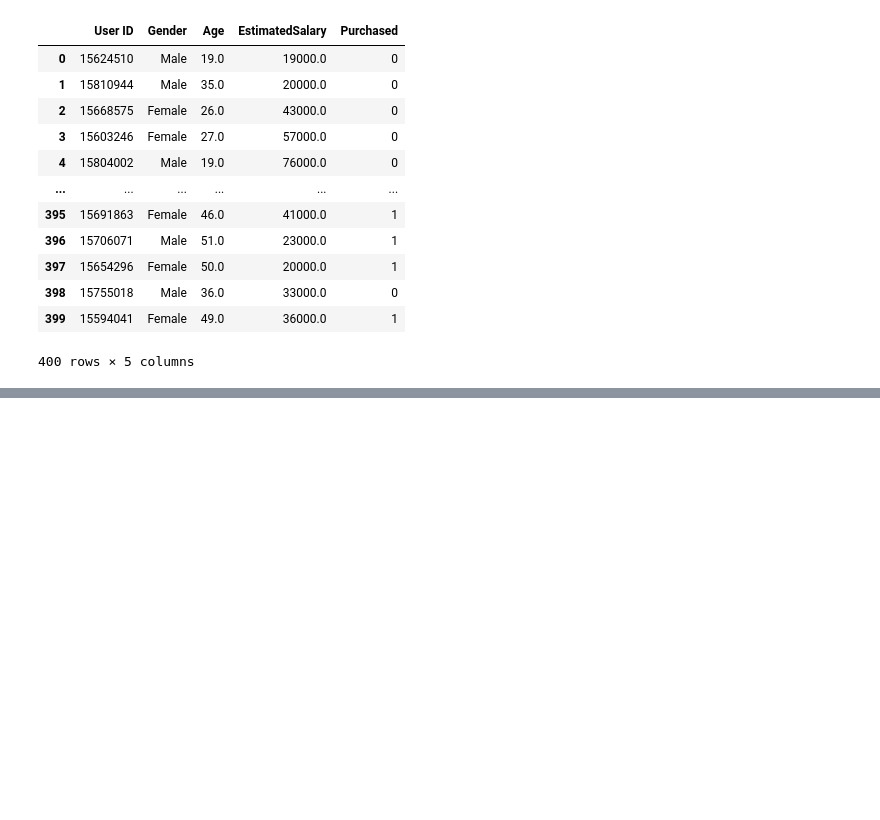
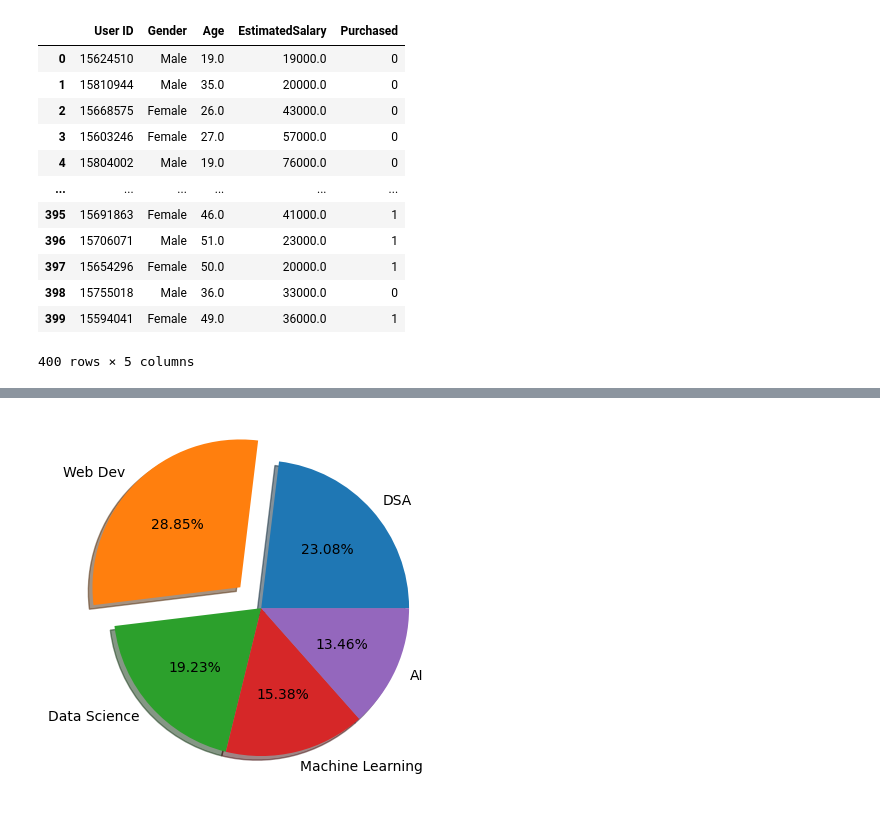
Before and after one commit to AdityaThakare72/Ajeenkya_DYP_Jan2026, a Jupyter notebook: Day5/data_viz_Jan8.ipynb, the cells around one changed output, grey strips where cells are left out. Cells and saved outputs as stored; diff of their text form; code cells hidden in the pictures; blank space fills up the shorter version.

```diff
--- a/Day5/data_viz_Jan8.ipynb
+++ b/Day5/data_viz_Jan8.ipynb
@@ -115,0 +129,5 @@ df1
+# %%
+plt.pie(enrollment, labels = courses, autopct = '%.2f%%',
+        explode= [0, 0.2, 0, 0, 0], shadow = True);
+# %% [output]
+[figure, added]
```
Also changed, not shown: parts of 9 cells of this notebook.
